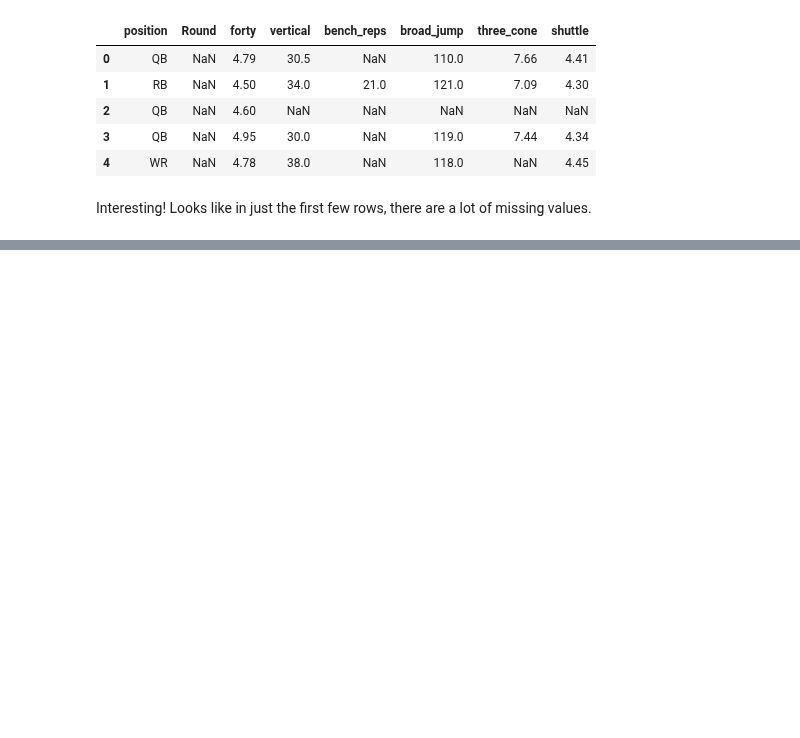
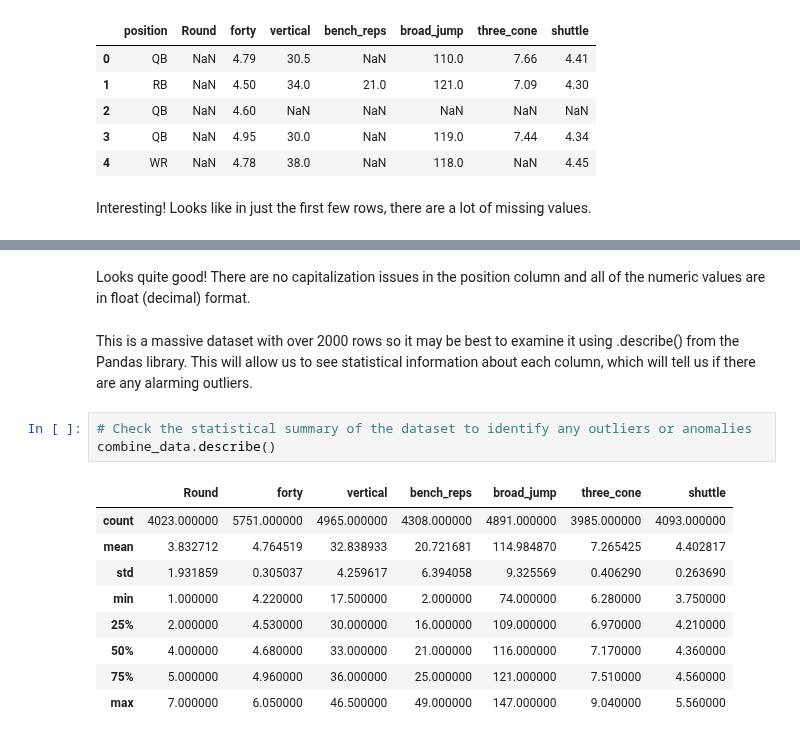
Before and after one commit to schuckers/Charlotte_SCORE_Summer25, a Jupyter notebook: Modules/Intro to Data Cleaning and Imputation by Austin Hayes/Intro to Data Cleaning and Imputation by Austin Hayes.ipynb, the cells around one changed output, grey strips where cells are left out. Drawn from its saved outputs; the diff is of its cells as text; blank space fills up the shorter version.

```diff
--- a/Modules/Intro to Data Cleaning and Imputation by Austin Hayes/Intro to Data Cleaning and Imputation by Austin Hayes.ipynb
+++ b/Modules/Intro to Data Cleaning and Imputation by Austin Hayes/Intro to Data Cleaning and Imputation by Austin Hayes.ipynb
@@ -125,0 +179,17 @@ Interesting! Looks like in just the first few rows, there are a lot of missing v
+# %% [markdown]
+Looks quite good! There are no capitalization issues in the position column and all of the numeric values are in float (decimal) format.
+# %% [markdown]
+This is a massive dataset with over 2000 rows so it may be best to examine it using .describe() from the Pandas library. This will allow us to see statistical information about each column, which will tell us if there are any alarming outliers.
+# %%
+# Check the statistical summary of the dataset to identify any outliers or anomalies
+combine_data.describe()
+# %% [output]
+|  | Round | forty | vertical | bench_reps | broad_jump | three_cone | shuttle |
+| count | 4023.000000 | 5751.000000 | 4965.000000 | 4308.000000 | 4891.000000 | 3985.000000 | 4093.000000 |
+| mean | 3.832712 | 4.764519 | 32.838933 | 20.721681 | 114.984870 | 7.265425 | 4.402817 |
+| std | 1.931859 | 0.305037 | 4.259617 | 6.394058 | 9.325569 | 0.406290 | 0.263690 |
+| min | 1.000000 | 4.220000 | 17.500000 | 2.000000 | 74.000000 | 6.280000 | 3.750000 |
+| 25% | 2.000000 | 4.530000 | 30.000000 | 16.000000 | 109.000000 | 6.970000 | 4.210000 |
+| 50% | 4.000000 | 4.680000 | 33.000000 | 21.000000 | 116.000000 | 7.170000 | 4.360000 |
+| 75% | 5.000000 | 4.960000 | 36.000000 | 25.000000 | 121.000000 | 7.510000 | 4.560000 |
+| max | 7.000000 | 6.050000 | 46.500000 | 49.000000 | 147.000000 | 9.040000 | 5.560000 |
```
Also changed, not shown: parts of 12 cells of this notebook.
